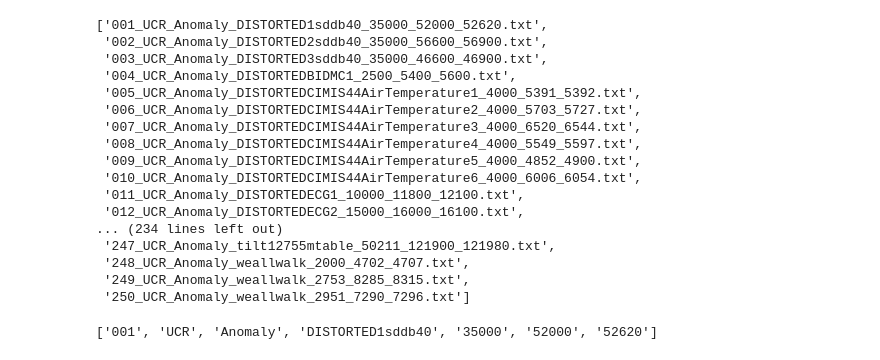
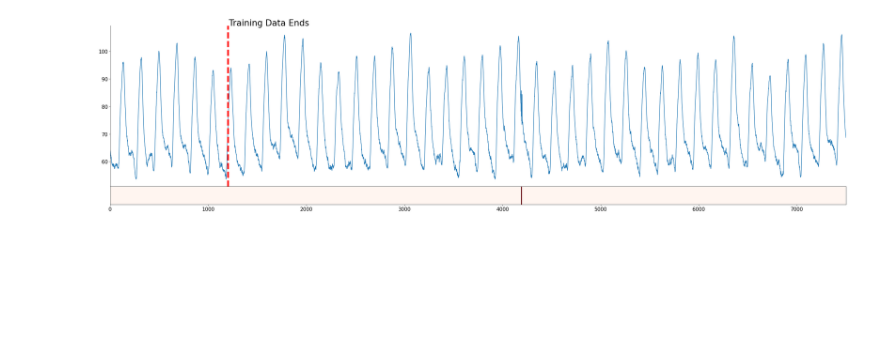
Before and after one commit to georgian-io/pyoats, a Jupyter notebook: scratch.ipynb, the cells around one changed output. Cells and saved outputs as stored; diff of their text form; code cells hidden in the pictures; blank space fills up the shorter version.

Commit message:
added charting function, refacted Data class

```diff
--- a/scratch.ipynb
+++ b/scratch.ipynb
@@ -3,3 +6,6 @@ import numpy as np
+# %%
+plt.rcParams["figure.figsize"] = 40,10
+plt.rcParams["font.size"] = 15
 # %%
 from one.utils import *
 from one.data.ucrdata import UcrDataReader
@@ -8,24 +14,8 @@ ROOT_DIR = "./data/ucr/"
 t = get_files_from_path("./data/ucr")
 # %%
 d = UcrDataReader()
+test = d(ROOT_DIR+t[26])
-# %% [output]
-['001_UCR_Anomaly_DISTORTED1sddb40_35000_52000_52620.txt',
- '002_UCR_Anomaly_DISTORTED2sddb40_35000_56600_56900.txt',
- '003_UCR_Anomaly_DISTORTED3sddb40_35000_46600_46900.txt',
- '004_UCR_Anomaly_DISTORTEDBIDMC1_2500_5400_5600.txt',
- '005_UCR_Anomaly_DISTORTEDCIMIS44AirTemperature1_4000_5391_5392.txt',
- '006_UCR_Anomaly_DISTORTEDCIMIS44AirTemperature2_4000_5703_5727.txt',
- '007_UCR_Anomaly_DISTORTEDCIMIS44AirTemperature3_4000_6520_6544.txt',
- '008_UCR_Anomaly_DISTORTEDCIMIS44AirTemperature4_4000_5549_5597.txt',
- '009_UCR_Anomaly_DISTORTEDCIMIS44AirTemperature5_4000_4852_4900.txt',
- '010_UCR_Anomaly_DISTORTEDCIMIS44AirTemperature6_4000_6006_6054.txt',
- '011_UCR_Anomaly_DISTORTEDECG1_10000_11800_12100.txt',
- '012_UCR_Anomaly_DISTORTEDECG2_15000_16000_16100.txt',
-... (234 lines left out)
- '247_UCR_Anomaly_tilt12755mtable_50211_121900_121980.txt',
- '248_UCR_Anomaly_weallwalk_2000_4702_4707.txt',
- '249_UCR_Anomaly_weallwalk_2753_8285_8315.txt',
- '250_UCR_Anomaly_weallwalk_2951_7290_7296.txt']
 # %%
+p = graph_data(test.series, test.labels, test.train_len)
 # %% [output]
-['001', 'UCR', 'Anomaly', 'DISTORTED1sddb40', '35000', '52000', '52620']
+[figure, added]
```
Also changed, not shown: parts of 8 cells of this notebook, 6 other files.
